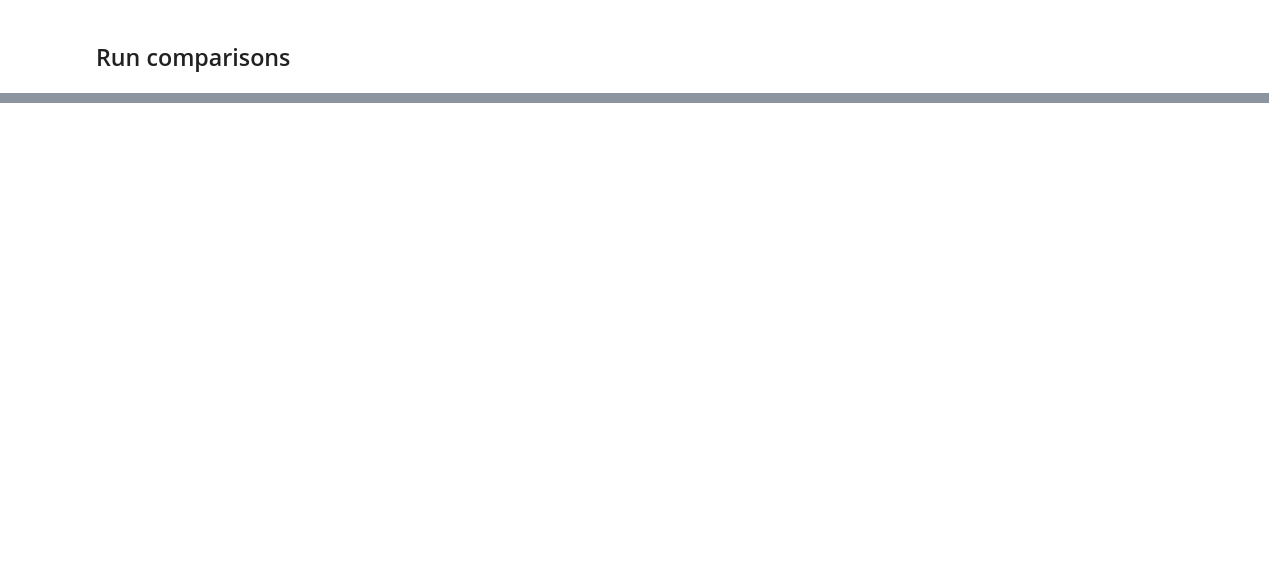
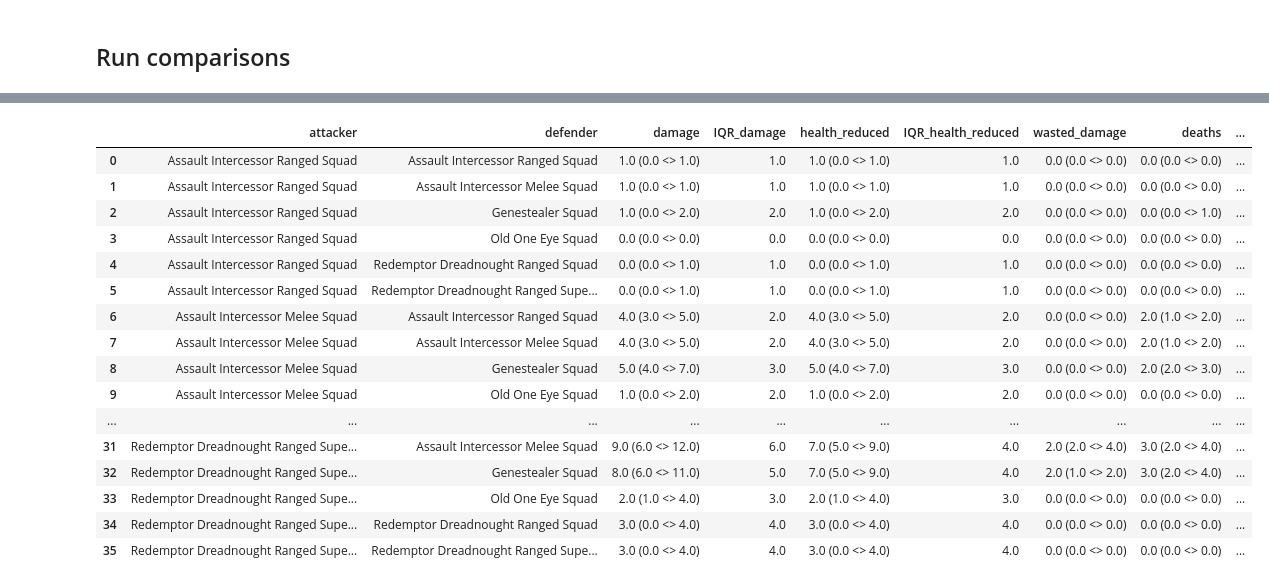
Before and after one commit to luca-stamatescu/warhammer-40K-simulator, a Jupyter notebook: simulator.ipynb, the cells around one changed output, grey strips where cells are left out. Drawn from its saved outputs; the diff is of its cells as text; code cells hidden in the pictures; blank space fills up the shorter version.

```diff
--- a/simulator.ipynb
+++ b/simulator.ipynb
@@ -141,7 +144,7 @@ class Unit:
 # %%
 # Variable number of attacks
 def roll_dice_plus_variable(dice_number,added_variable):
-    return random.randint(1, dice_number) + added_variable
+    return random.randint(1, dice_number),added_variable
 
 # Create weapons
 bolter = Weapon(name='bolter', attacks=2, ballistic_skill=3, strength=4, armor_piercing=0, damage=2)
@@ -207,7 +210,7 @@ class Simulation:
                                 logging.debug("All units in the squad are dead")
                                 break
                             if attacker.does_it_wound(defender.toughness, weapon):
-                                if defender.does_the_armor_save(weapon):
+                                if defender.does_it_pass_through_armor(weapon):
                                     damage = weapon.get_damage()
                                     remaining_damage=defender.feel_no_pain_save(damage)
                                     logging.debug(f"Unit: {defender.name}, Health: {defender.health}, Damage: {remaining_damage}")
@@ -219,17 +222,14 @@ class Simulation:
 
                                         if defender.health <= 0:
                                             total_deaths += 1
-                                            logging.debug(f"Unit: {defender.name} has died : ( Health: {defender.health}, Damage: {remaining_damage}")
+                                            remaining_units = sum(1 for unit in self.defender_squad.units if unit.health > 0)
+                                            initial_number_of_units = sum(1 for unit in self.defender_squad.units)
+
+                                            logging.debug(f"Unit: {defender.name} has died : (  {remaining_units} remaining out of {initial_number_of_units}.")
                                             break
             damage_results.append(total_damage)
             health_reduced_results.append(total_health_reduced)
             death_results.append(total_deaths)
-        # average_health_reduced=total_health_reduced / self.trials
-        # average_damage=total_damage / self.trials
-        # average_deaths=total_deaths / self.trials
-        # percentage_of_defender_squad_health_reduced=round(average_health_reduced / self.initial_defender_squad_health,3)
-        # overkill_percentage=round(average_damage / self.initial_defender_squad_health,3)
-        # return average_damage,average_health_reduced,percentage_of_defender_squad_health_reduced,overkill_percentage,self.initial_number_of_defender_units,average_deaths
         return {"damage":damage_results,"health_reduced":health_reduced_results,"deaths":death_results,"initial_defender_squad_health":self.initial_defender_squad_health}
 # %% [markdown]
 ## Performance profiling
@@ -345,7 +365,6 @@ def calculate_metrics(result):
 ## Run comparisons
 # %%
 import pandas as pd
-pd.set_option('display.max_colwidth', 30)
 
 # Create a list of all squads
 squads = [assault_intercessor_ranged_squad, assault_intercessor_melee_squad, genestealer_squad,old_one_eye_squad,redemptor_dreadnought_ranged_squad,redemptor_dreadnought_ranged_supercharged_squad]
@@ -371,7 +390,9 @@ for i in range(len(squads)):
             'attacker': squads[i].name,
             'defender': squads[j].name,
             'damage': f"{metrics['Q2_damage']} ({metrics['Q1_damage']} <> {metrics['Q3_damage']})",
+            'IQR_damage': f"{metrics['IQR_damage']}",
             'health_reduced': f"{metrics['Q2_health_reduced']} ({metrics['Q1_health_reduced']} <> {metrics['Q3_health_reduced']})",
+            'IQR_health_reduced': f"{metrics['IQR_health_reduced']}",
             'wasted_damage': f"{metrics['Q2_wasted_damage']} ({metrics['Q1_wasted_damage']} <> {metrics['Q3_wasted_damage']})",
             'deaths': f"{metrics['Q2_deaths']} ({metrics['Q1_deaths']} <> {metrics['Q3_deaths']})",
             'health_reduced_fraction': f"{metrics['Q2_health_reduced_fraction']} ({metrics['Q1_health_reduced_fraction']} <> {metrics['Q3_health_reduced_fraction']})",
@@ -384,6 +405,8 @@ for i in range(len(squads)):
             'wasted_damage_colour': metrics['Q2_wasted_damage'],
             'deaths_colour': metrics['Q2_deaths'],
             'health_reduced_fraction_colour': metrics['Q2_health_reduced_fraction'],
+            'IQR_damage_colour': metrics['IQR_damage'],
+            'IQR_health_reduced_colour': metrics['IQR_health_reduced'],
         })
 
 
@@ -391,5 +414,44 @@ for i in range(len(squads)):
 df = pd.DataFrame(results)
 df_colour = pd.DataFrame(colour)
 
-# df
+# df=df[df['attacker'] == 'Old One Eye Squad']
+# df_colour=df_colour[df_colour['attacker'] == 'Old One Eye Squad']
+
+pd.set_option('display.max_colwidth', 30)
+# Normalize each column to range [0, 1], grouped by "attacker"
+normalized_df_colour = df_colour.groupby('attacker').transform(lambda x: (x - x.min()) / (x.max() - x.min()))
+
+import matplotlib.pyplot as plt
+import matplotlib.colors as mcolors
+
+def color_map(val, reverse=False):
+    cmap = plt.get_cmap('RdYlGn')  # Get the colormap
+    if reverse:
+        cmap = cmap.reversed()  # Reverse the colormap
+    norm = mcolors.Normalize(vmin=0, vmax=1)  # Normalize the values to range [0, 1]
+
+    rgba = cmap(norm(val))  # Get the rgba value from the colormap
+    return f'background-color: {mcolors.rgb2hex(rgba)}'  # Convert rgba to hex and return as CSS
+
+# Create a Styler object from df
+styled_df = df.style
+
+# Apply the color map to only 'health_reduced_fraction' column in df using the values in color_df
+styled_df = styled_df.apply(lambda s: normalized_df_colour['damage_colour'].apply(lambda x: color_map(x, reverse=False)), subset=['damage'])
+styled_df = styled_df.apply(lambda s: normalized_df_colour['health_reduced_colour'].apply(lambda x: color_map(x, reverse=False)), subset=['health_reduced'])
+styled_df = styled_df.apply(lambda s: normalized_df_colour['wasted_damage_colour'].apply(lambda x: color_map(x, reverse=True)), subset=['wasted_damage'])
+styled_df = styled_df.apply(lambda s: normalized_df_colour['health_reduced_fraction_colour'].apply(lambda x: color_map(x, reverse=False)), subset=['health_reduced_fraction'])
+styled_df = styled_df.apply(lambda s: normalized_df_colour['IQR_damage_colour'].apply(lambda x: color_map(x, reverse=True)), subset=['IQR_damage'])
+styled_df = styled_df.apply(lambda s: normalized_df_colour['IQR_health_reduced_colour'].apply(lambda x: color_map(x, reverse=True)), subset=['IQR_health_reduced'])
+
+## show full width
+# styled_df = styled_df.set_properties(**{'white-space': 'nowrap', 'overflow': 'hidden'})
+
+# hide when text is too long
+styled_df = styled_df.set_properties(**{'max-width': '150px', 'white-space': 'nowrap', 'overflow': 'hidden'})
+
+# #add scrollbar when text is too long
+# styled_df = styled_df.set_properties(**{'max-width': '150px', 'white-space': 'nowrap', 'overflow': 'auto'})
+
+styled_df
 # %% [output]
@@ -396 +465,18 @@ df_colour = pd.DataFrame(colour)
 INFO:root:Total number of trials: 36000
+|  | attacker | defender | damage | IQR_damage | health_reduced | IQR_health_reduced | wasted_damage | deaths | ... |
+| 0 | Assault Intercessor Ranged Squad | Assault Intercessor Ranged Squad | 1.0 (0.0 <> 1.0) | 1.0 | 1.0 (0.0 <> 1.0) | 1.0 | 0.0 (0.0 <> 0.0) | 0.0 (0.0 <> 0.0) | ... |
+| 1 | Assault Intercessor Ranged Squad | Assault Intercessor Melee Squad | 1.0 (0.0 <> 1.0) | 1.0 | 1.0 (0.0 <> 1.0) | 1.0 | 0.0 (0.0 <> 0.0) | 0.0 (0.0 <> 0.0) | ... |
+| 2 | Assault Intercessor Ranged Squad | Genestealer Squad | 1.0 (0.0 <> 2.0) | 2.0 | 1.0 (0.0 <> 2.0) | 2.0 | 0.0 (0.0 <> 0.0) | 0.0 (0.0 <> 1.0) | ... |
+| 3 | Assault Intercessor Ranged Squad | Old One Eye Squad | 0.0 (0.0 <> 0.0) | 0.0 | 0.0 (0.0 <> 0.0) | 0.0 | 0.0 (0.0 <> 0.0) | 0.0 (0.0 <> 0.0) | ... |
+| 4 | Assault Intercessor Ranged Squad | Redemptor Dreadnought Ranged Squad | 0.0 (0.0 <> 1.0) | 1.0 | 0.0 (0.0 <> 1.0) | 1.0 | 0.0 (0.0 <> 0.0) | 0.0 (0.0 <> 0.0) | ... |
+| 5 | Assault Intercessor Ranged Squad | Redemptor Dreadnought Ranged Supe... | 0.0 (0.0 <> 1.0) | 1.0 | 0.0 (0.0 <> 1.0) | 1.0 | 0.0 (0.0 <> 0.0) | 0.0 (0.0 <> 0.0) | ... |
+| 6 | Assault Intercessor Melee Squad | Assault Intercessor Ranged Squad | 4.0 (3.0 <> 5.0) | 2.0 | 4.0 (3.0 <> 5.0) | 2.0 | 0.0 (0.0 <> 0.0) | 2.0 (1.0 <> 2.0) | ... |
+| 7 | Assault Intercessor Melee Squad | Assault Intercessor Melee Squad | 4.0 (3.0 <> 5.0) | 2.0 | 4.0 (3.0 <> 5.0) | 2.0 | 0.0 (0.0 <> 0.0) | 2.0 (1.0 <> 2.0) | ... |
+| 8 | Assault Intercessor Melee Squad | Genestealer Squad | 5.0 (4.0 <> 7.0) | 3.0 | 5.0 (4.0 <> 7.0) | 3.0 | 0.0 (0.0 <> 0.0) | 2.0 (2.0 <> 3.0) | ... |
+| 9 | Assault Intercessor Melee Squad | Old One Eye Squad | 1.0 (0.0 <> 2.0) | 2.0 | 1.0 (0.0 <> 2.0) | 2.0 | 0.0 (0.0 <> 0.0) | 0.0 (0.0 <> 0.0) | ... |
+| ... | ... | ... | ... | ... | ... | ... | ... | ... | ... |
+| 31 | Redemptor Dreadnought Ranged Supe... | Assault Intercessor Melee Squad | 9.0 (6.0 <> 12.0) | 6.0 | 7.0 (5.0 <> 9.0) | 4.0 | 2.0 (2.0 <> 4.0) | 3.0 (2.0 <> 4.0) | ... |
+| 32 | Redemptor Dreadnought Ranged Supe... | Genestealer Squad | 8.0 (6.0 <> 11.0) | 5.0 | 7.0 (5.0 <> 9.0) | 4.0 | 2.0 (1.0 <> 2.0) | 3.0 (2.0 <> 4.0) | ... |
+| 33 | Redemptor Dreadnought Ranged Supe... | Old One Eye Squad | 2.0 (1.0 <> 4.0) | 3.0 | 2.0 (1.0 <> 4.0) | 3.0 | 0.0 (0.0 <> 0.0) | 0.0 (0.0 <> 0.0) | ... |
+| 34 | Redemptor Dreadnought Ranged Supe... | Redemptor Dreadnought Ranged Squad | 3.0 (0.0 <> 4.0) | 4.0 | 3.0 (0.0 <> 4.0) | 4.0 | 0.0 (0.0 <> 0.0) | 0.0 (0.0 <> 0.0) | ... |
+| 35 | Redemptor Dreadnought Ranged Supe... | Redemptor Dreadnought Ranged Supe... | 3.0 (0.0 <> 4.0) | 4.0 | 3.0 (0.0 <> 4.0) | 4.0 | 0.0 (0.0 <> 0.0) | 0.0 (0.0 <> 0.0) | ... |
```
Also changed, not shown: parts of 7 cells of this notebook.
